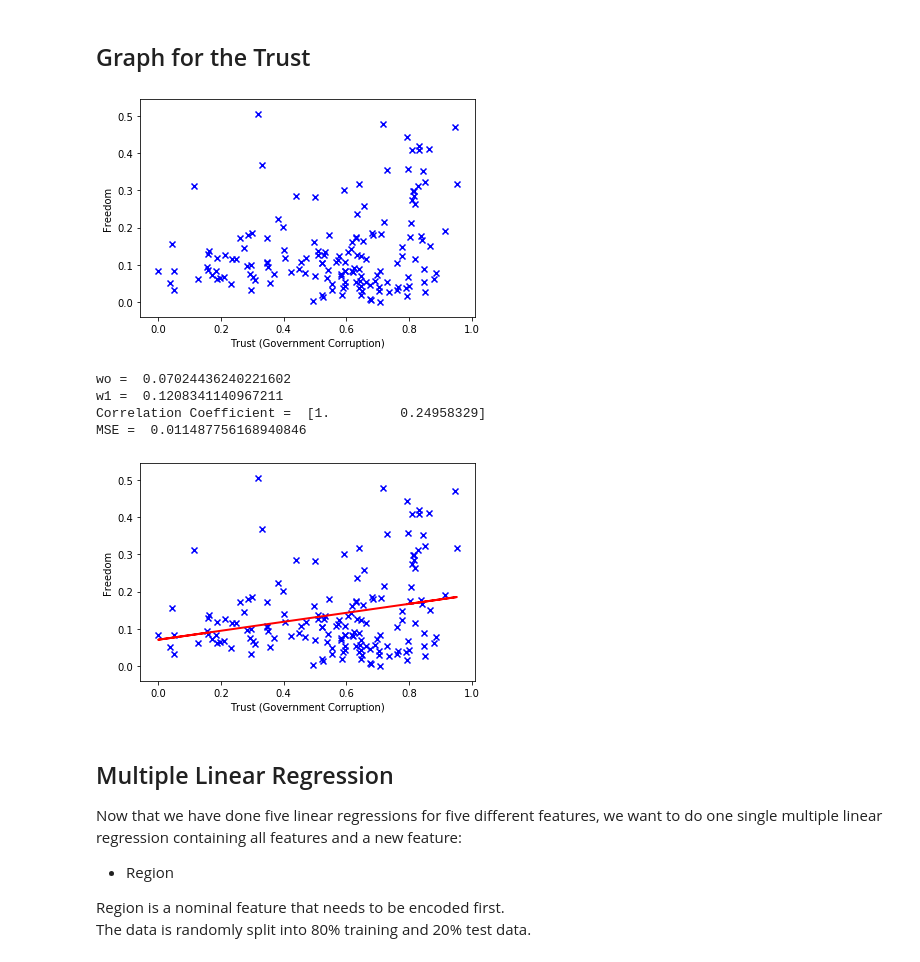
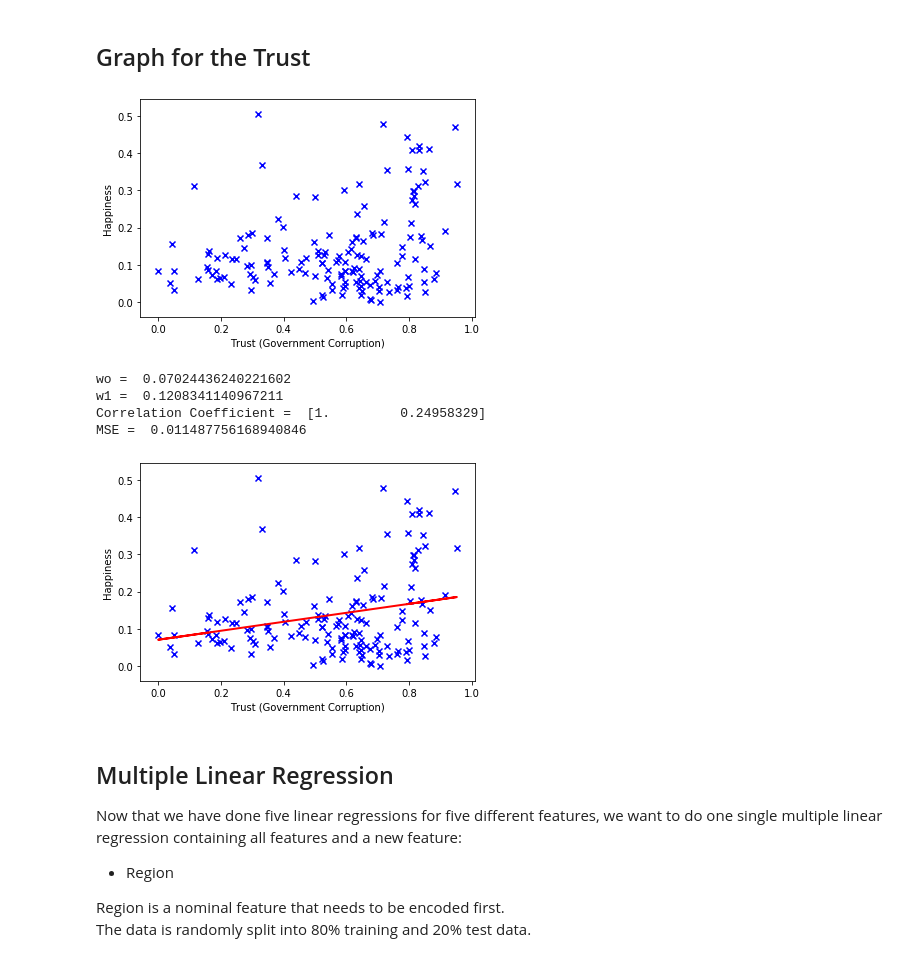
Before and after one commit to xwoodpecker/ML, a Jupyter notebook: progassignment1/ex1_happiness.ipynb, the cells around one changed output. Drawn from its saved outputs; the diff is of its cells as text; code cells hidden in the pictures.

```diff
--- a/ex1_happiness.ipynb
+++ b/progassignment1/ex1_happiness.ipynb
@@ -94,14 +94,14 @@ MSE =  0.018588258571035195
 # %% [markdown]
 ## Graph for the Trust
 # %%
-process(health, trust, 'Trust (Government Corruption)', 'Freedom')
+process(health, trust, 'Trust (Government Corruption)', 'Happiness')
 # %% [output]
-[figure, old version]
+[figure, new version]
 wo =  0.07024436240221602
 w1 =  0.1208341140967211
 Correlation Coefficient =  [1.         0.24958329]
 MSE =  0.011487756168940846
-[figure, old version]
+[figure, new version]
 # %% [markdown]
 ## Multiple Linear Regression
 
```
Also changed, not shown: parts of 2 cells of this notebook, 10 other files.
